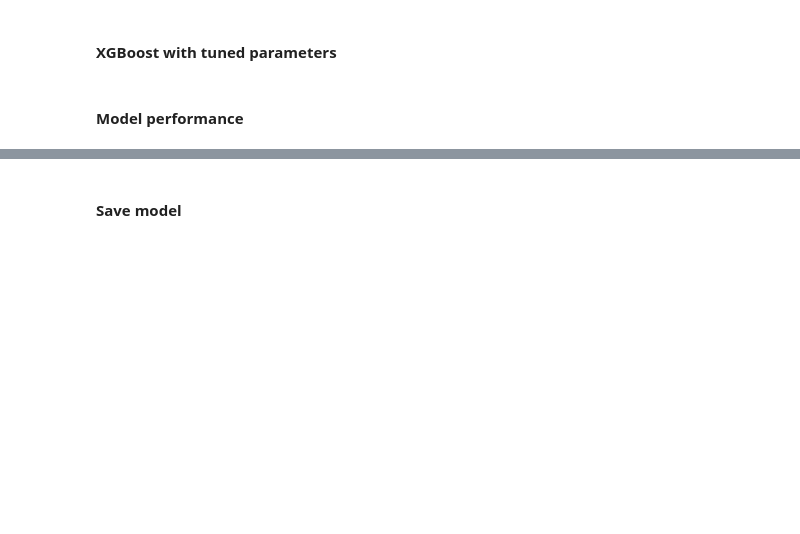
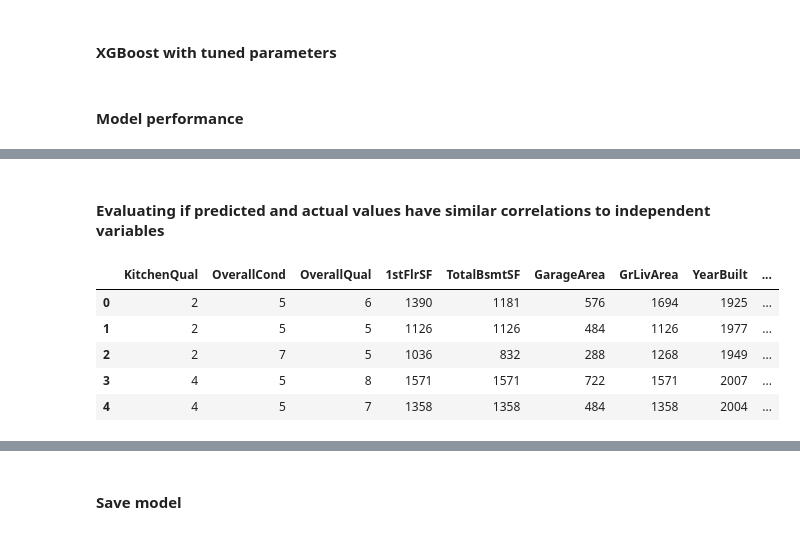
Before and after one commit to fokhrun/heritage_housing, a Jupyter notebook: jupyter_notebooks/model_training.ipynb, the cells around one changed output, grey strips where cells are left out. Drawn from its saved outputs; the diff is of its cells as text; code cells hidden in the pictures; blank space fills up the shorter version.

```diff
--- a/jupyter_notebooks/model_training.ipynb
+++ b/jupyter_notebooks/model_training.ipynb
@@ -670,0 +674,23 @@ Feature importance
+# %% [markdown]
+#### Evaluating if predicted and actual values have similar correlations to independent variables
+# %%
+predicted_column = f"{target_column}Predicted"
+test_dataset = housing_records.loc[y_test.index][necessary_columns]
+test_dataset.loc[:, target_column] = y_test
+test_dataset.loc[:, predicted_column] = xgb_main.predict(X_test)
+test_dataset["KitchenQual"] = test_dataset["KitchenQual"].replace({
+    "Ex": 5,
+    "Gd": 4,
+    "Fa": 3,
+    "TA": 2,
+     "Po": 1
+})
+test_dataset = test_dataset.reset_index(drop=True)
+test_dataset.head()
+# %% [output]
+|  | KitchenQual | OverallCond | OverallQual | 1stFlrSF | TotalBsmtSF | GarageArea | GrLivArea | YearBuilt | ... |
+| 0 | 2 | 5 | 6 | 1390 | 1181 | 576 | 1694 | 1925 | ... |
+| 1 | 2 | 5 | 5 | 1126 | 1126 | 484 | 1126 | 1977 | ... |
+| 2 | 2 | 7 | 5 | 1036 | 832 | 288 | 1268 | 1949 | ... |
+| 3 | 4 | 5 | 8 | 1571 | 1571 | 722 | 1571 | 2007 | ... |
+| 4 | 4 | 5 | 7 | 1358 | 1358 | 484 | 1358 | 2004 | ... |
```
Also changed, not shown: parts of 22 cells of this notebook, 1 other file.
